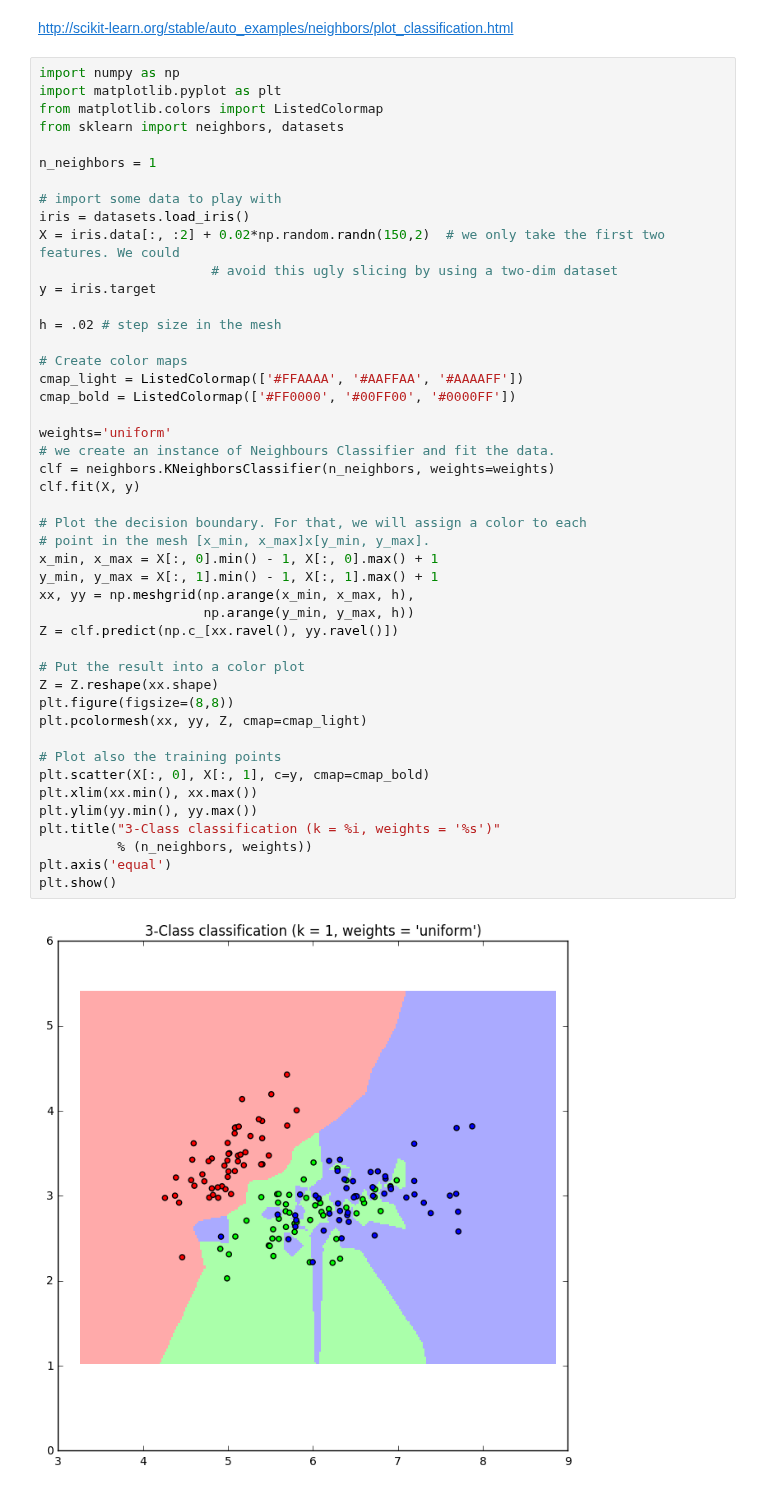
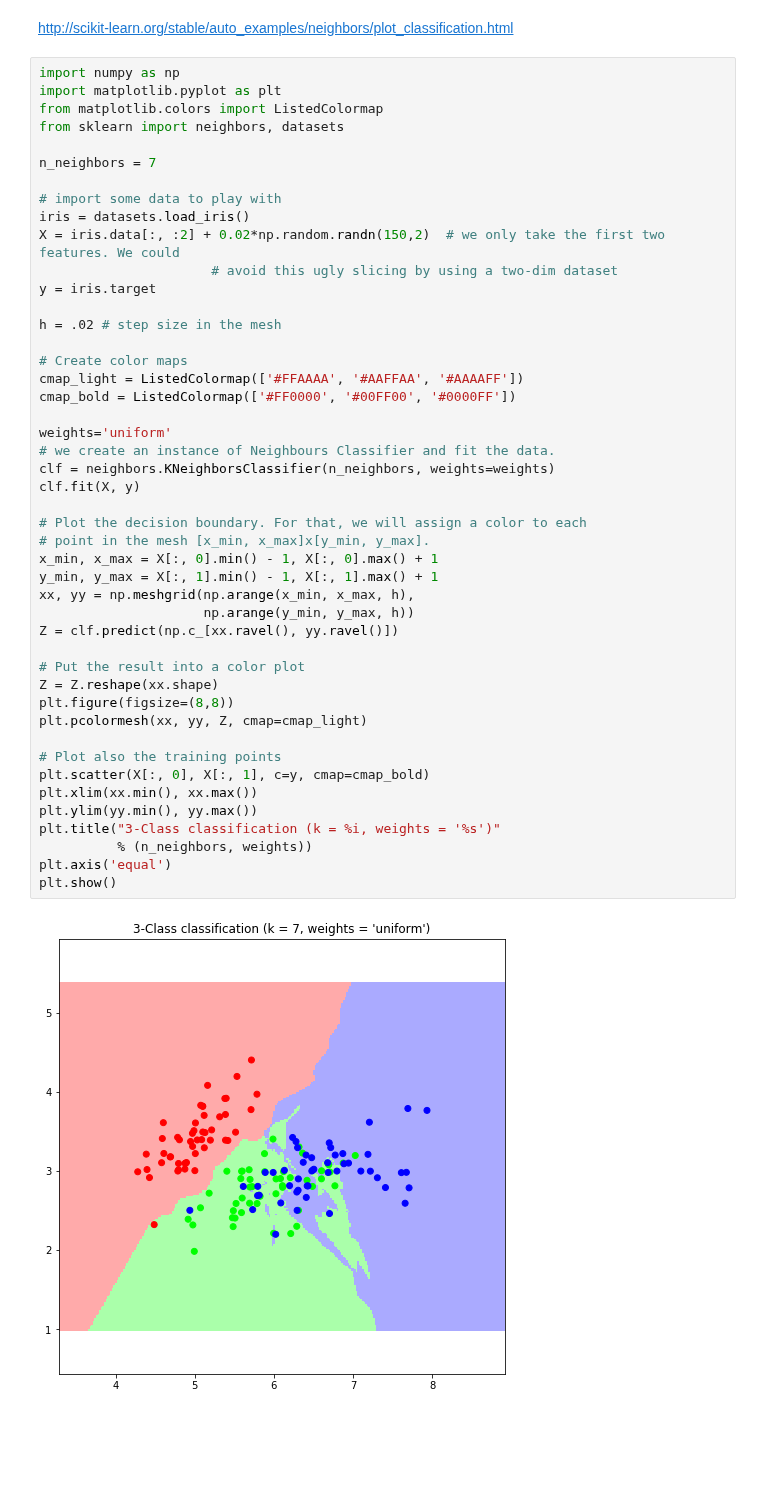
Before and after one commit to atcemgil/notes, a Jupyter notebook: KNN.ipynb, the cells around one changed output. Drawn from its saved outputs; the diff is of its cells as text; blank space fills up the shorter version.

```diff
--- a/KNN.ipynb
+++ b/KNN.ipynb
@@ -151,7 +151,7 @@ import matplotlib.pyplot as plt
 from matplotlib.colors import ListedColormap
 from sklearn import neighbors, datasets
 
-n_neighbors = 1
+n_neighbors = 7
 
 # import some data to play with
 iris = datasets.load_iris()
@@ -165,31 +165,31 @@ h = .02 # step size in the mesh
 cmap_light = ListedColormap(['#FFAAAA', '#AAFFAA', '#AAAAFF'])
 cmap_bold = ListedColormap(['#FF0000', '#00FF00', '#0000FF'])
 
 weights='uniform'
 # we create an instance of Neighbours Classifier and fit the data.
 clf = neighbors.KNeighborsClassifier(n_neighbors, weights=weights)
 clf.fit(X, y)
 
 # Plot the decision boundary. For that, we will assign a color to each
 # point in the mesh [x_min, x_max]x[y_min, y_max].
 x_min, x_max = X[:, 0].min() - 1, X[:, 0].max() + 1
 y_min, y_max = X[:, 1].min() - 1, X[:, 1].max() + 1
 xx, yy = np.meshgrid(np.arange(x_min, x_max, h),
                      np.arange(y_min, y_max, h))
 Z = clf.predict(np.c_[xx.ravel(), yy.ravel()])
 
 # Put the result into a color plot
 Z = Z.reshape(xx.shape)
 plt.figure(figsize=(8,8))
 plt.pcolormesh(xx, yy, Z, cmap=cmap_light)
 
 # Plot also the training points
 plt.scatter(X[:, 0], X[:, 1], c=y, cmap=cmap_bold)
 plt.xlim(xx.min(), xx.max())
 plt.ylim(yy.min(), yy.max())
 plt.title("3-Class classification (k = %i, weights = '%s')"
           % (n_neighbors, weights))
 plt.axis('equal')
 plt.show()
 # %% [output]
-[figure, old version]
+[figure, new version]
```
Also changed, not shown: parts of 1 cell of this notebook, 9 other files.
